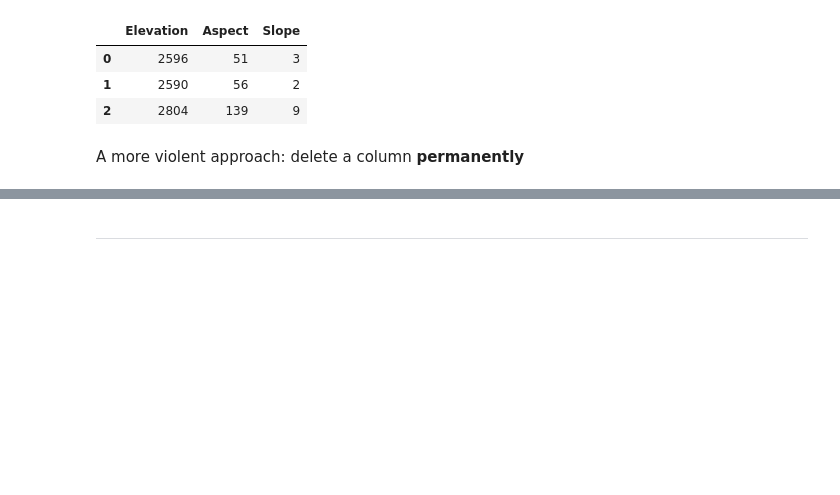
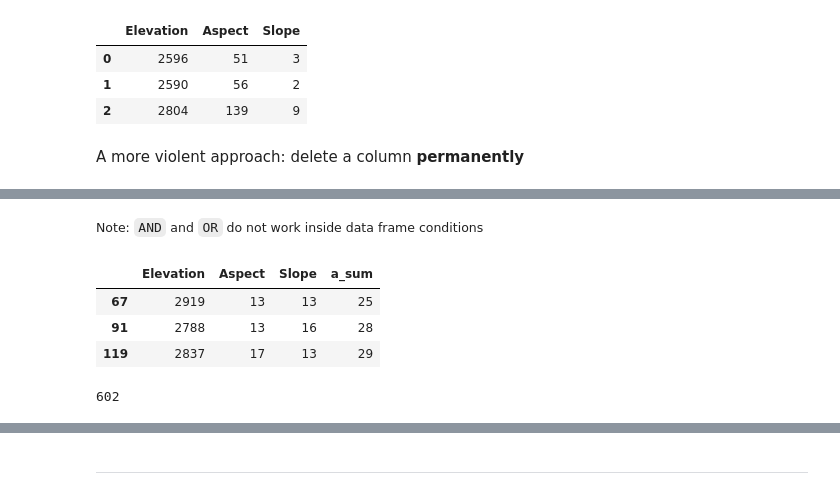
Before and after one commit to hpcit/lectures, a Jupyter notebook: pydata/06_dataframes.ipynb, the cells around one changed output, grey strips where cells are left out. Drawn from its saved outputs; the diff is of its cells as text; code cells hidden in the pictures; blank space fills up the shorter version.

```diff
--- a/pydata/06_dataframes.ipynb
+++ b/pydata/06_dataframes.ipynb
@@ -292,0 +341,15 @@ del A['new_col1']
+# %% [markdown]
+<small>Note: `AND` and `OR` do not work inside data frame conditions</small>
+# %%
+# Filter specific values
+B = A[A[index].isin([13,17])]
+B.head(3)
+# %% [output]
+|  | Elevation | Aspect | Slope | a_sum |
+| 67 | 2919 | 13 | 13 | 25 |
+| 91 | 2788 | 13 | 16 | 28 |
+| 119 | 2837 | 17 | 13 | 29 |
+# %%
+len(B)
+# %% [output]
+602
```
Also changed, not shown: parts of 37 cells of this notebook.
